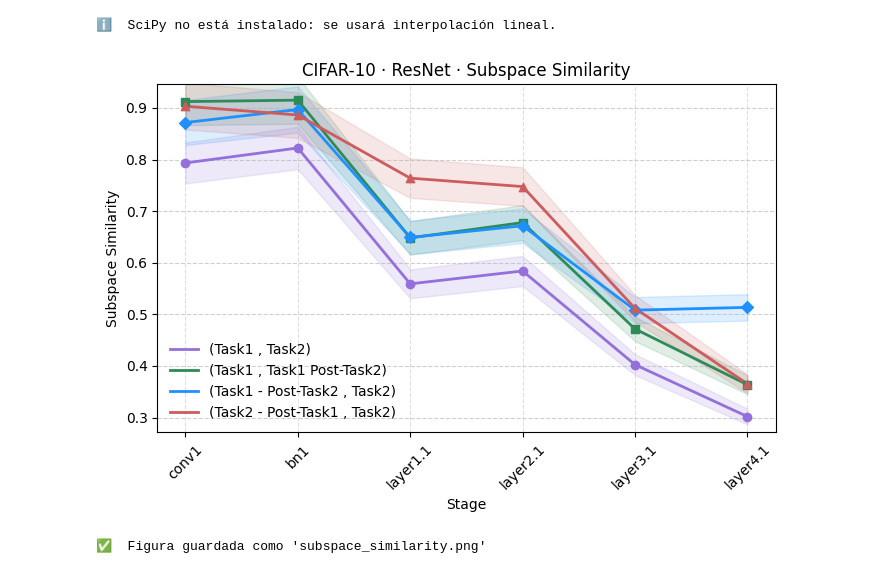
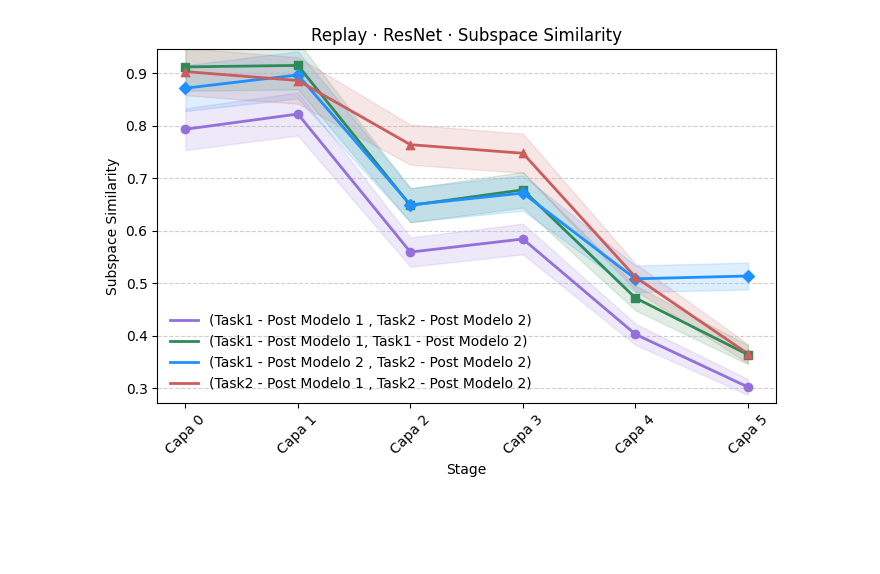
Before and after one commit to eguar11011/Continual, a Jupyter notebook: runs/replay_clases-5_cifar10_epochs--30/Similaridad_de_subespacios.ipynb, the cells around one changed output. Saved outputs shown, nothing was run; the diff lists cells and outputs as text; code cells hidden in the pictures; blank space fills up the shorter version.

```diff
--- a/runs/replay_clases-5_cifar10_epochs--30/Similaridad_de_subespacios.ipynb
+++ b/runs/replay_clases-5_cifar10_epochs--30/Similaridad_de_subespacios.ipynb
@@ -1,29 +1,28 @@
 # %%
 #!/usr/bin/env python3
-# subspace_plot.py  –  Traza SubspaceSim capa por capa (rango Y automático)
+# subspace_plot.py – Figura global + figuras individuales de Subspace Similarity
 
 import json, numpy as np, matplotlib.pyplot as plt
 from pathlib import Path
 
-# ────────────────────────── 1. Suavizado opcional ─────────────────────────────
+# ────────────────────────── 1. Interpolación opcional ─────────────────────────────
 try:
     from scipy.interpolate import CubicSpline
-    _CS = True
+    _CS = False
 except ImportError:
     print("ℹ️  SciPy no está instalado: se usará interpolación lineal.")
     _CS = False
 
 # ────────────────────────── 2. Archivos JSON ──────────────────────────────────
 files = {
-    "(Task1 , Task2)":               "sim_t1ck1_vs_t2ck2d.json",
-    "(Task1 , Task1 Post-Task2)":    "sim_t1ck1_vs_t1ck2d.json",
-    "(Task1 - Post-Task2 , Task2)":  "sim_t1ck2_vs_t2ck2d.json",
-    "(Task2 - Post-Task1 , Task2)":  "sim_t2ck1_vs_t2ck2d.json"
+    "(Task1 - Post Modelo 1 , Task2 - Post Modelo 2)":    "sim_t1ck1_vs_t2ck2d.json",
+    "(Task1 - Post Modelo 1, Task1 - Post Modelo 2)":     "sim_t1ck1_vs_t1ck2d.json",
+    "(Task1 - Post Modelo 2 , Task2 - Post Modelo 2)":    "sim_t1ck2_vs_t2ck2d.json",
+    "(Task2 - Post Modelo 1 , Task2 - Post Modelo 2)":    "sim_t2ck1_vs_t2ck2d.json"
 }
 
 stage_order = ["backbone.conv1", "backbone.bn1", "backbone.layer1.1",
-               "backbone.layer2.1", "backbone.layer3.1",
-               "backbone.layer4.1"]
+               "backbone.layer2.1", "backbone.layer3.1", "backbone.layer4.1"]
 
 common, raw = None, {}
 for lab, path in files.items():
@@ -33,51 +32,64 @@ for lab, path in files.items():
     common = set(layers) if common is None else common & layers.keys()
 
 layers_full = [l for l in stage_order if l in common]
 curves = {lab: np.array([raw[lab][k] for k in layers_full]) for lab in raw}
 
 orig_x  = np.arange(len(layers_full))
 dense_x = np.linspace(orig_x[0], orig_x[-1], len(layers_full) * 3 - 2)
-layers_short = [l.replace("backbone.", "") for l in layers_full]
+etiquetas_personalizadas = ["Capa 0", "Capa 1", "Capa 2", "Capa 3", "Capa 4", "Capa 5"]
 
 # ────────────────────────── 3. Estilo ─────────────────────────────────────────
 markers = ["o", "s", "D", "^"]
-colors  = ["tab:blue", "tab:orange", "tab:green", "tab:red"]
-colors = ["mediumpurple", "seagreen", "dodgerblue", "indianred"]
+colors  = ["mediumpurple", "seagreen", "dodgerblue", "indianred"]
 
+# ────────────── FIGURA GENERAL ──────────────
 plt.figure(figsize=(7, 4.8))
-
 for i, (lab, y) in enumerate(curves.items()):
     col, mark = colors[i % len(colors)], markers[i % len(markers)]
     y_dense = CubicSpline(orig_x, y)(dense_x) if _CS and len(y) >= 3 else np.interp(dense_x, orig_x, y)
 
     plt.plot(dense_x, y_dense, lw=2, label=lab, color=col)
     plt.scatter(orig_x, y, marker=mark, color=col, zorder=3)
     plt.fill_between(dense_x, y_dense*0.95, y_dense*1.05, color=col, alpha=0.15)
 
-# ────────────────────────── 4. Escalado del eje Y ─────────────────────────────
-# ► Opción 1: rango fijo 0‒1 (similar al paper)
-# plt.ylim(0, 1)
-
-# ► Opción 2: rango automático con margen de 5 %
+# Rango Y automático
 y_vals = np.concatenate(list(curves.values()))
 ymin, ymax = y_vals.min(), y_vals.max()
 margin = 0.05 * (ymax - ymin if ymax != ymin else 1)
-plt.ylim(max(0, ymin - margin), min(1, ymax + margin))  # tope 0–1 por seguridad
+plt.ylim(max(0, ymin - margin), min(1, ymax + margin))
 
-# ────────────────────────── 5. Decoración ─────────────────────────────────────
-plt.grid(True, axis="both", ls="--", alpha=0.4)
-
-plt.xticks(orig_x, layers_short, rotation=45)
-plt.xlabel("Stage");  plt.ylabel("Subspace Similarity")
-plt.title("CIFAR-10 · ResNet · Subspace Similarity")
+plt.xticks(orig_x, etiquetas_personalizadas, rotation=45)
+plt.xlabel("Stage"); plt.ylabel("Subspace Similarity")
+plt.title("Replay · ResNet · Subspace Similarity")
 plt.grid(True, axis="y", linestyle="--", alpha=0.6)
 plt.legend(frameon=False)
 plt.tight_layout()
-#plt.savefig("subspace_similarity.png", dpi=300, bbox_inches="tight")
+plt.savefig("subspace_all.png", dpi=300, bbox_inches="tight")
 plt.show()
 
-print("✅  Figura guardada como 'subspace_similarity.png'")
+# ────────────── FIGURAS INDIVIDUALES ──────────────
+for i, (lab, y) in enumerate(curves.items()):
+    plt.figure(figsize=(6, 4.2))
+    col, mark = colors[i % len(colors)], markers[i % len(markers)]
+    y_dense = CubicSpline(orig_x, y)(dense_x) if _CS and len(y) >= 3 else np.interp(dense_x, orig_x, y)
+
+    plt.plot(dense_x, y_dense, lw=2, label=lab, color=col)
+    plt.scatter(orig_x, y, marker=mark, color=col, zorder=3)
+    plt.fill_between(dense_x, y_dense*0.95, y_dense*1.05, color=col, alpha=0.15)
+
+    plt.xticks(orig_x, etiquetas_personalizadas, rotation=45)
+    plt.ylim(max(0, ymin - margin), min(1, ymax + margin))
+    plt.xlabel("Stage"); plt.ylabel("Subspace Similarity")
+    plt.title(f"Replay · {lab}")
+    plt.grid(True, axis="y", linestyle="--", alpha=0.6)
+    plt.tight_layout()
+
+    # Guardar con prefijo "finetune_"
+    clean_name = lab.replace("(", "").replace(")", "").replace(",", "").replace(" ", "_")
+    filename = f"replay_{clean_name}.png"
+    plt.savefig(filename, dpi=300, bbox_inches="tight")
+    plt.close()
+
+# print("✅ Figuras guardadas: subspace_all.png + una imagen por cada curva (prefijo 'finetune_')")
 # %% [output]
-ℹ️  SciPy no está instalado: se usará interpolación lineal.
-[figure, old version]
+[figure, new version]
-✅  Figura guardada como 'subspace_similarity.png'
```
Also changed, not shown: 30 other files.
